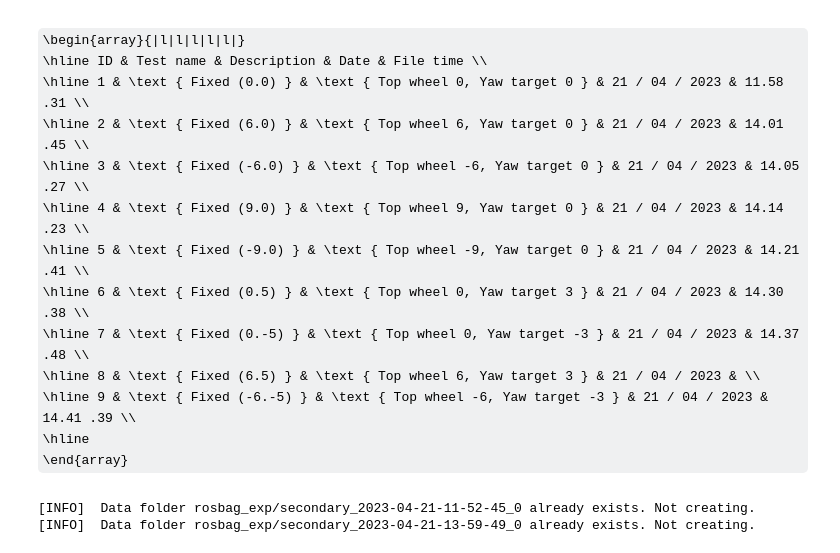
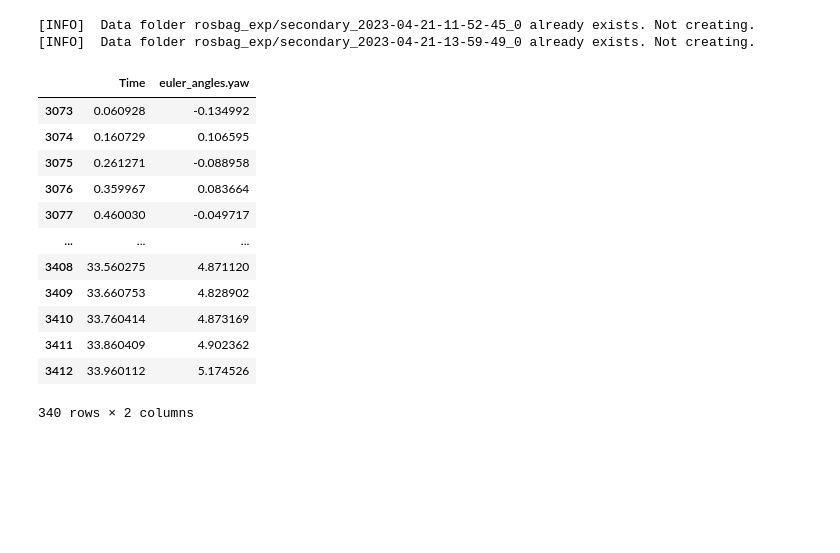
Before and after one commit to robotengineer123/RR-RobotSim, a Jupyter notebook: dataprocessing.ipynb, the cells around one changed output. Drawn from its saved outputs; the diff is of its cells as text; code cells hidden in the pictures; some formulas as TeX source; blank space fills up the shorter version.

```diff
--- a/dataprocessing.ipynb
+++ b/dataprocessing.ipynb
@@ -60,17 +87,3 @@ df_plot(df_vel, df_yaw, df_odom)
-# %% [markdown]
-\begin{array}{|l|l|l|l|l|}
-\hline ID & Test name & Description & Date & File time \\
-\hline 1 & \text { Fixed (0.0) } & \text { Top wheel 0, Yaw target 0 } & 21 / 04 / 2023 & 11.58 .31 \\
-\hline 2 & \text { Fixed (6.0) } & \text { Top wheel 6, Yaw target 0 } & 21 / 04 / 2023 & 14.01 .45 \\
-\hline 3 & \text { Fixed (-6.0) } & \text { Top wheel -6, Yaw target 0 } & 21 / 04 / 2023 & 14.05 .27 \\
-\hline 4 & \text { Fixed (9.0) } & \text { Top wheel 9, Yaw target 0 } & 21 / 04 / 2023 & 14.14 .23 \\
-\hline 5 & \text { Fixed (-9.0) } & \text { Top wheel -9, Yaw target 0 } & 21 / 04 / 2023 & 14.21 .41 \\
-\hline 6 & \text { Fixed (0.5) } & \text { Top wheel 0, Yaw target 3 } & 21 / 04 / 2023 & 14.30 .38 \\
-\hline 7 & \text { Fixed (0.-5) } & \text { Top wheel 0, Yaw target -3 } & 21 / 04 / 2023 & 14.37 .48 \\
-\hline 8 & \text { Fixed (6.5) } & \text { Top wheel 6, Yaw target 3 } & 21 / 04 / 2023 & \\
-\hline 9 & \text { Fixed (-6.-5) } & \text { Top wheel -6, Yaw target -3 } & 21 / 04 / 2023 & 14.41 .39 \\
-\hline
-\end{array}
 # %%
 # Load experiment data
 b_exp1 = bagreader('rosbag_exp/secondary_2023-04-21-11-52-45_0.bag')
@@ -78,7 +91,4 @@ b_exp2 = bagreader('rosbag_exp/secondary_2023-04-21-13-59-49_0.bag')
 # %% [output]
 [INFO]  Data folder rosbag_exp/secondary_2023-04-21-11-52-45_0 already exists. Not creating.
 [INFO]  Data folder rosbag_exp/secondary_2023-04-21-13-59-49_0 already exists. Not creating.
-# %%
-pd.set_option('display.max_rows', 120)
-#b_exp1.topic_table
 # %%
@@ -172,2 +185,20 @@ def df_plot(t_start_lst, t_end_lst, df_vel, df_yaw, df_le_dist, df_steer, title=
+# %%
+df_yaw_timed = df_time_span(test_starts[0], test_ends[0], df_yaw_exp)
+df_yaw_timed.to_csv('src/verification_controller/include/verification_controller/exp1.csv', index=False)
+df_yaw_timed
+# %% [output]
+|  | Time | euler_angles.yaw |
+| 3073 | 0.060928 | -0.134992 |
+| 3074 | 0.160729 | 0.106595 |
+| 3075 | 0.261271 | -0.088958 |
+| 3076 | 0.359967 | 0.083664 |
+| 3077 | 0.460030 | -0.049717 |
+| ... | ... | ... |
+| 3408 | 33.560275 | 4.871120 |
+| 3409 | 33.660753 | 4.828902 |
+| 3410 | 33.760414 | 4.873169 |
+| 3411 | 33.860409 | 4.902362 |
+| 3412 | 33.960112 | 5.174526 |
+340 rows × 2 columns
 # %%
 for i in range(0,9):
```
Also changed, not shown: parts of 12 cells of this notebook, 4 other files.
